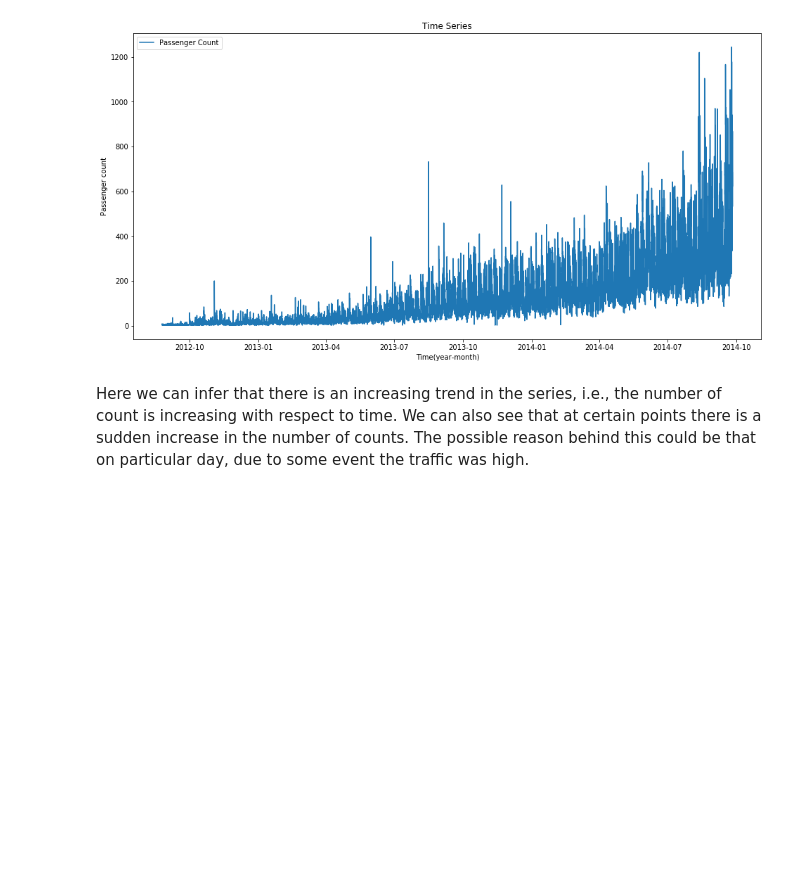
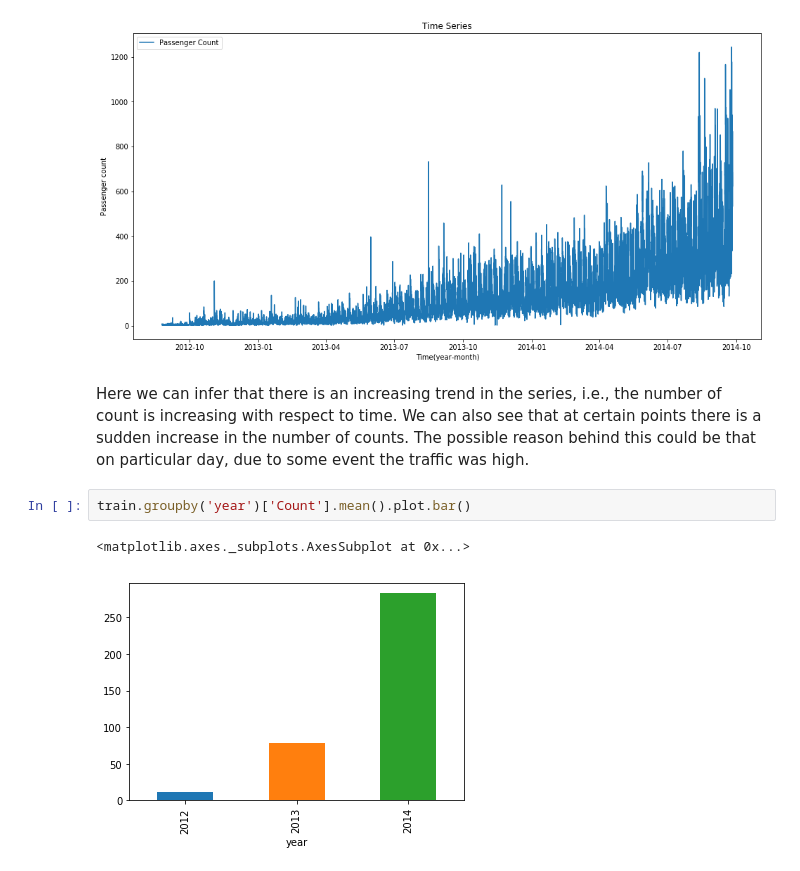
Before and after one commit to In-finite/TimeSeries, a Jupyter notebook: First_step_to_understand_data.ipynb, the cells around one changed output. Drawn from its saved outputs; the diff is of its cells as text; blank space fills up the shorter version.

```diff
--- a/First_step_to_understand_data.ipynb
+++ b/First_step_to_understand_data.ipynb
@@ -122,3 +122,8 @@ plt.legend(loc='best')
 [figure]
 # %% [markdown]
 Here we can infer that there is an increasing trend in the series, i.e., the number of count is increasing with respect to time. We can also see that at certain points there is a sudden increase in the number of counts. The possible reason behind this could be that on particular day, due to some event the traffic was high.
+# %%
+train.groupby('year')['Count'].mean().plot.bar()
+# %% [output]
+<matplotlib.axes._subplots.AxesSubplot at 0x...>
+[figure, added]
```
Also changed, not shown: parts of 5 cells of this notebook.
